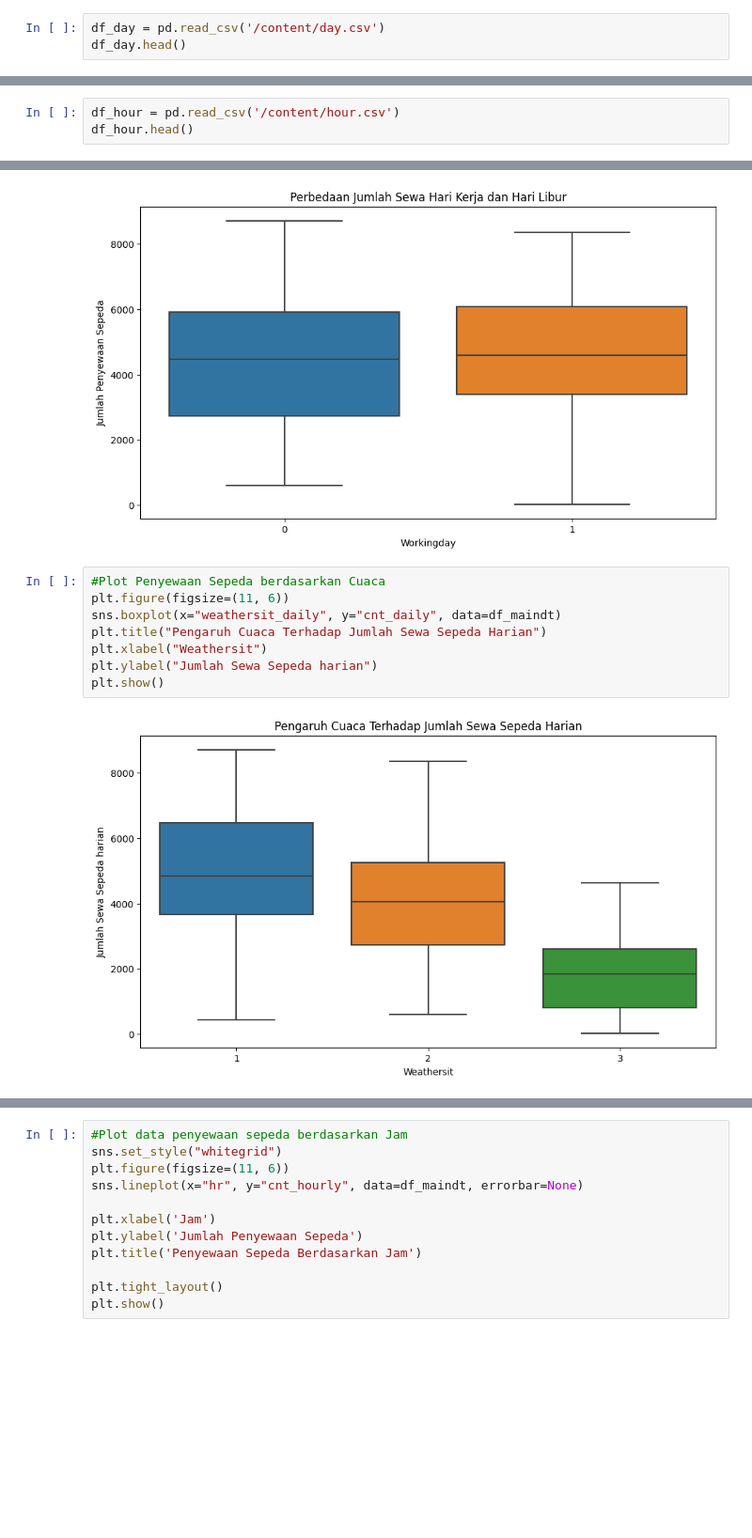
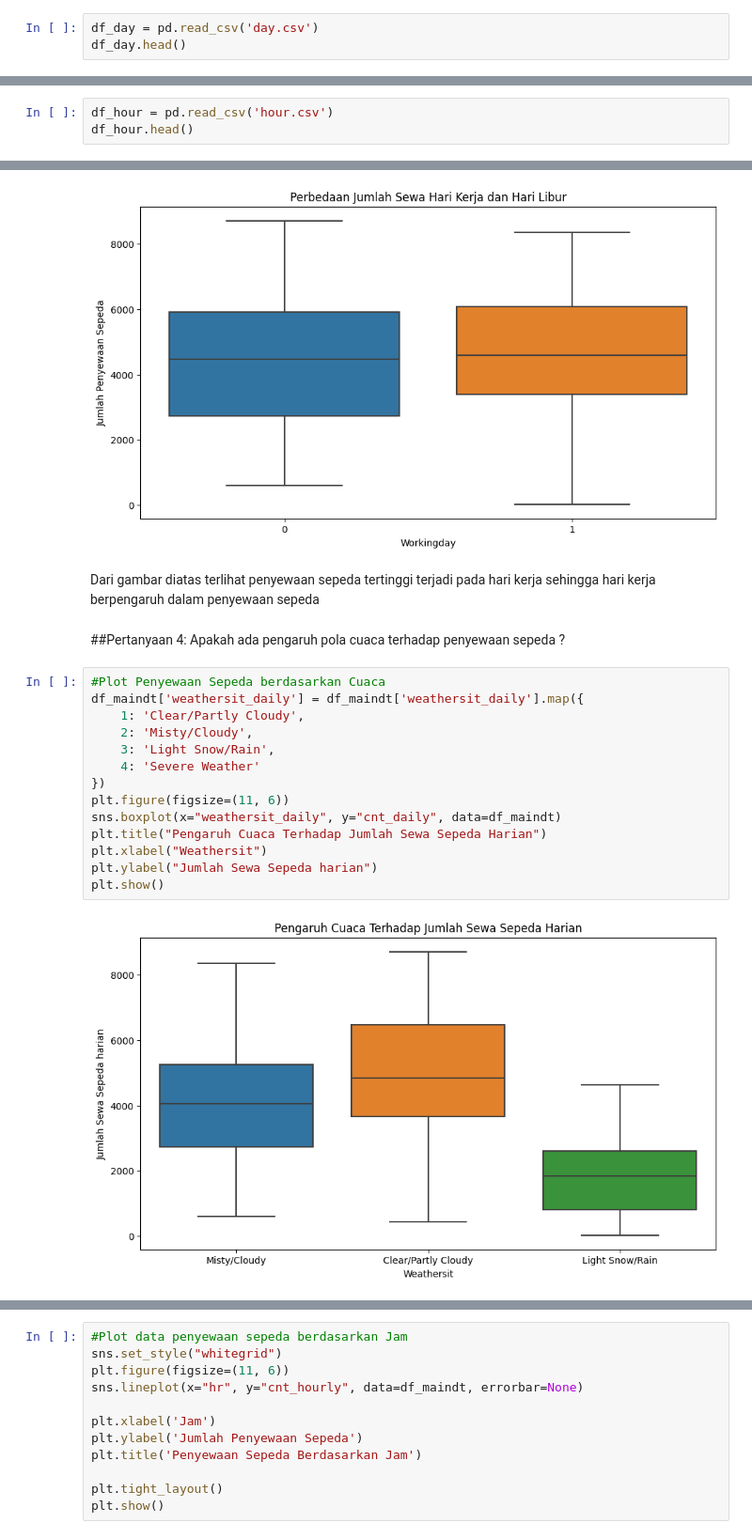
Before and after one commit to dinata16/BIke-Sharing-Dicoding, a Jupyter notebook: Submission_Analisis_Data_dengan_Python.ipynb, the cells around one changed output, grey strips where cells are left out. Shown: that part at 94% size. Drawn from its saved outputs; the diff is of its cells as text; blank space fills up the shorter version.

```diff
--- a/Submission_Analisis_Data_dengan_Python.ipynb
+++ b/Submission_Analisis_Data_dengan_Python.ipynb
@@ -49,5 +55,5 @@ Load Data
 # %%
-df_day = pd.read_csv('/content/day.csv')
+df_day = pd.read_csv('day.csv')
 df_day.head()
 # %% [output]
 |  | instant | dteday | season | yr | mnth | holiday | weekday | workingday | weathersit | temp | ... |
@@ -57,7 +63,7 @@ df_day.head()
 | 3 | 4 | 2011-01-04 | 1 | 0 | 1 | 0 | 2 | 1 | 1 | 0.200000 | ... |
 | 4 | 5 | 2011-01-05 | 1 | 0 | 1 | 0 | 3 | 1 | 1 | 0.226957 | ... |
 # %%
-df_hour = pd.read_csv('/content/hour.csv')
+df_hour = pd.read_csv('hour.csv')
 df_hour.head()
 # %% [output]
 |  | instant | dteday | season | yr | mnth | hr | holiday | weekday | workingday | weathersit | ... |
@@ -482,13 +459,23 @@ plt.ylabel("Jumlah Penyewaan Sepeda")
 plt.show()
 # %% [output]
 [figure]
+# %% [markdown]
+Dari gambar diatas terlihat penyewaan sepeda tertinggi terjadi pada hari kerja sehingga hari kerja berpengaruh dalam penyewaan sepeda
+# %% [markdown]
+##Pertanyaan 4: Apakah ada pengaruh pola cuaca terhadap penyewaan sepeda ?
 # %%
 #Plot Penyewaan Sepeda berdasarkan Cuaca
+df_maindt['weathersit_daily'] = df_maindt['weathersit_daily'].map({
+    1: 'Clear/Partly Cloudy',
+    2: 'Misty/Cloudy',
+    3: 'Light Snow/Rain',
+    4: 'Severe Weather'
+})
 plt.figure(figsize=(11, 6))
 sns.boxplot(x="weathersit_daily", y="cnt_daily", data=df_maindt)
 plt.title("Pengaruh Cuaca Terhadap Jumlah Sewa Sepeda Harian")
 plt.xlabel("Weathersit")
 plt.ylabel("Jumlah Sewa Sepeda harian")
 plt.show()
 # %% [output]
-[figure, old version]
+[figure, new version]
```
Also changed, not shown: parts of 43 cells of this notebook.
